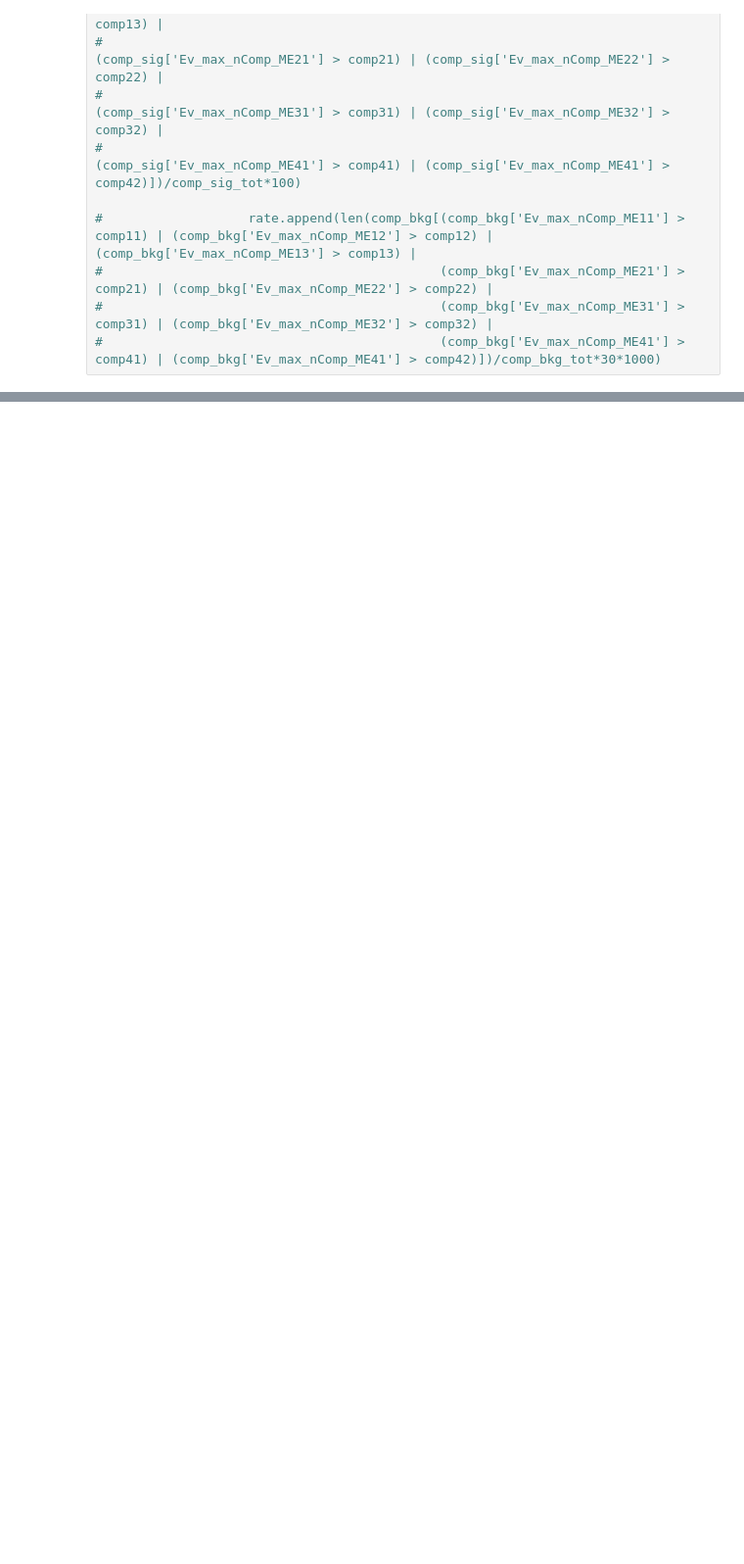
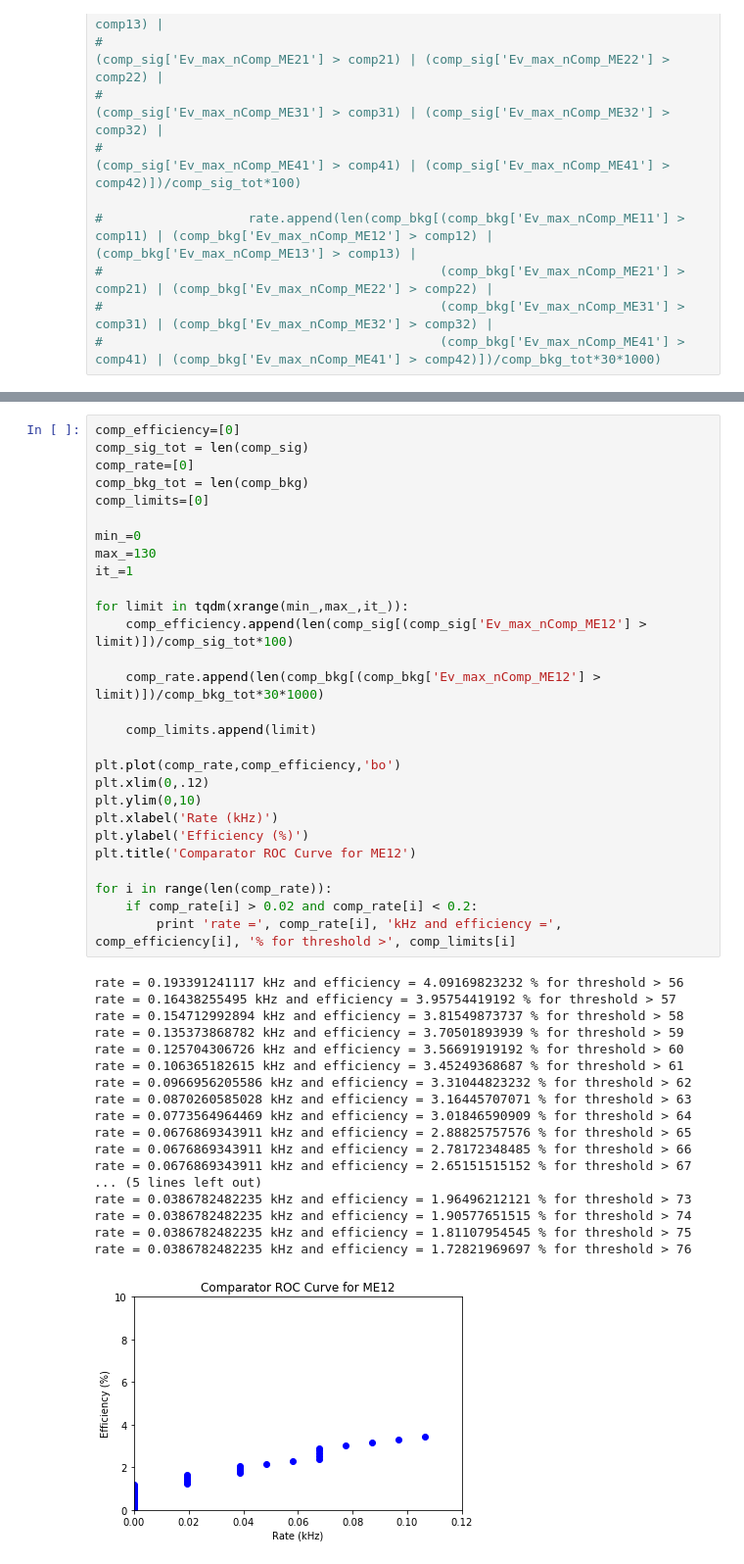
Before and after one commit to fmanteca/Rate_Calculations, a Jupyter notebook: ROC_maker.ipynb, the cells around one changed output, grey strips where cells are left out. Shown: that part at 98% size. Drawn from its saved outputs; the diff is of its cells as text; blank space fills up the shorter version.

```diff
--- a/ROC_maker.ipynb
+++ b/ROC_maker.ipynb
@@ -190,0 +221,47 @@ rate = 0.420496606492 kHz and efficiency = 15.6165031328 % for threshold > 76
+# %%
+comp_efficiency=[0]
+comp_sig_tot = len(comp_sig)
+comp_rate=[0]
+comp_bkg_tot = len(comp_bkg)
+comp_limits=[0]
+
+min_=0
+max_=130
+it_=1
+
+for limit in tqdm(xrange(min_,max_,it_)):
+    comp_efficiency.append(len(comp_sig[(comp_sig['Ev_max_nComp_ME12'] > limit)])/comp_sig_tot*100)
+
+    comp_rate.append(len(comp_bkg[(comp_bkg['Ev_max_nComp_ME12'] > limit)])/comp_bkg_tot*30*1000)
+
+    comp_limits.append(limit)
+
+plt.plot(comp_rate,comp_efficiency,'bo')
+plt.xlim(0,.12)
+plt.ylim(0,10)
+plt.xlabel('Rate (kHz)')
+plt.ylabel('Efficiency (%)')
+plt.title('Comparator ROC Curve for ME12')
+
+for i in range(len(comp_rate)):
+    if comp_rate[i] > 0.02 and comp_rate[i] < 0.2:
+        print 'rate =', comp_rate[i], 'kHz and efficiency =', comp_efficiency[i], '% for threshold >', comp_limits[i]
+# %% [output]
+rate = 0.193391241117 kHz and efficiency = 4.09169823232 % for threshold > 56
+rate = 0.16438255495 kHz and efficiency = 3.95754419192 % for threshold > 57
+rate = 0.154712992894 kHz and efficiency = 3.81549873737 % for threshold > 58
+rate = 0.135373868782 kHz and efficiency = 3.70501893939 % for threshold > 59
+rate = 0.125704306726 kHz and efficiency = 3.56691919192 % for threshold > 60
+rate = 0.106365182615 kHz and efficiency = 3.45249368687 % for threshold > 61
+rate = 0.0966956205586 kHz and efficiency = 3.31044823232 % for threshold > 62
+rate = 0.0870260585028 kHz and efficiency = 3.16445707071 % for threshold > 63
+rate = 0.0773564964469 kHz and efficiency = 3.01846590909 % for threshold > 64
+rate = 0.0676869343911 kHz and efficiency = 2.88825757576 % for threshold > 65
+rate = 0.0676869343911 kHz and efficiency = 2.78172348485 % for threshold > 66
+rate = 0.0676869343911 kHz and efficiency = 2.65151515152 % for threshold > 67
+... (5 lines left out)
+rate = 0.0386782482235 kHz and efficiency = 1.96496212121 % for threshold > 73
+rate = 0.0386782482235 kHz and efficiency = 1.90577651515 % for threshold > 74
+rate = 0.0386782482235 kHz and efficiency = 1.81107954545 % for threshold > 75
+rate = 0.0386782482235 kHz and efficiency = 1.72821969697 % for threshold > 76
+[figure, added]
```
Also changed, not shown: parts of 31 cells of this notebook, 1 other file.
